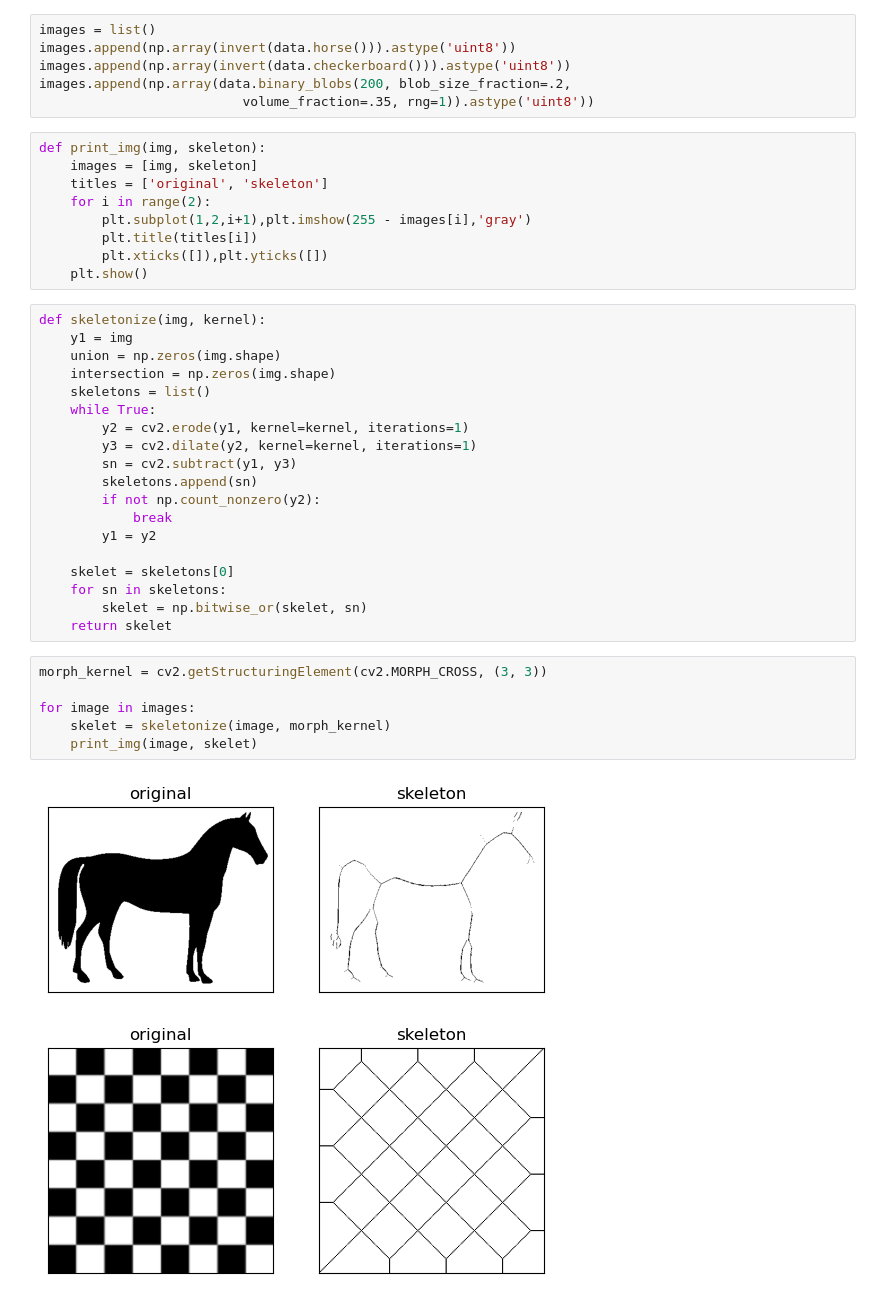
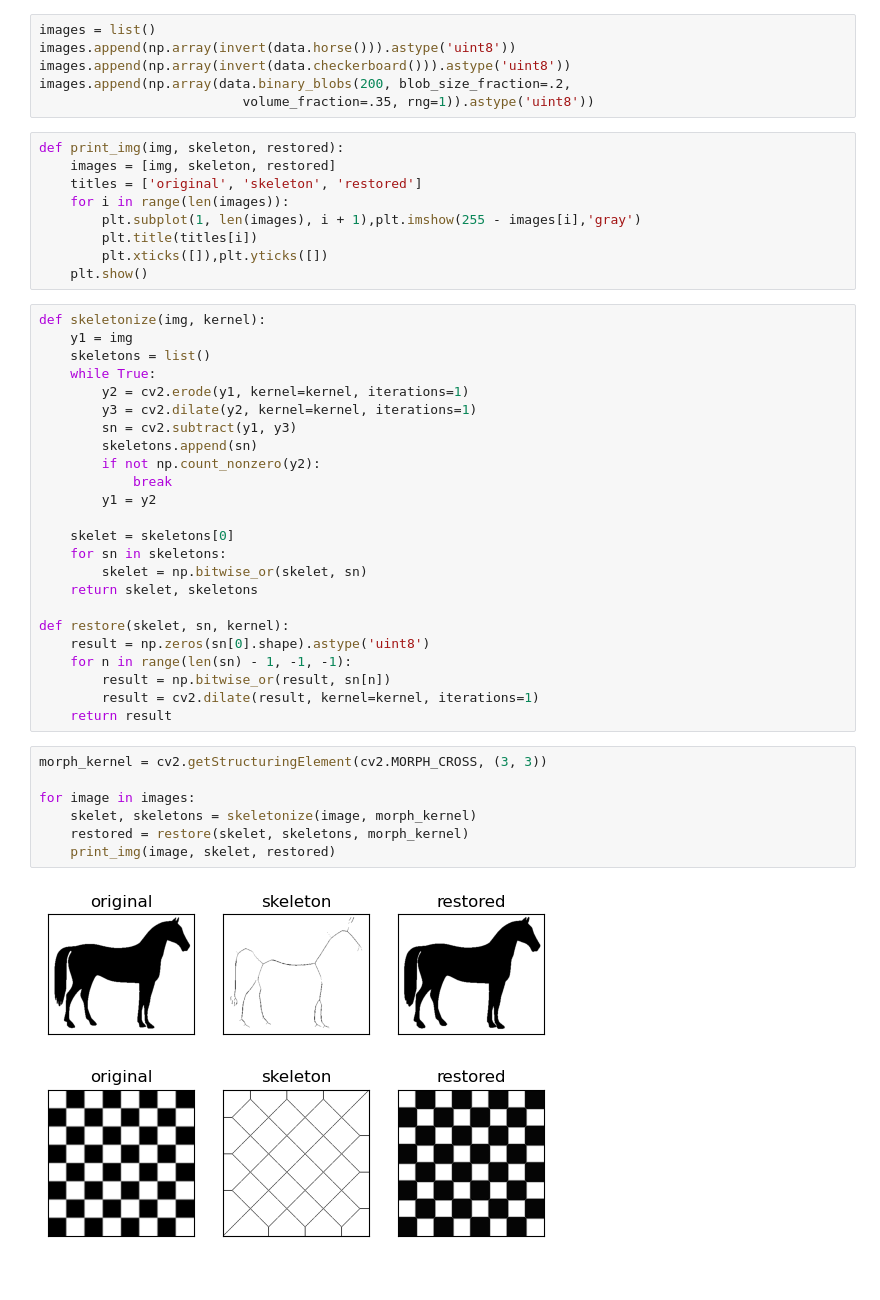
Before and after one commit to exhaustedkid/practice, a Jupyter notebook: python/image_recognition/morphologic_skeleton.ipynb, the cells around one changed output. Saved outputs shown, nothing was run; the diff lists cells and outputs as text; blank space fills up the shorter version.

Commit message:
add restore algo

```diff
--- a/python/image_recognition/morphologic_skeleton.ipynb
+++ b/python/image_recognition/morphologic_skeleton.ipynb
@@ -13,19 +13,17 @@ images.append(np.array(invert(data.checkerboard())).astype('uint8'))
 images.append(np.array(data.binary_blobs(200, blob_size_fraction=.2,
                           volume_fraction=.35, rng=1)).astype('uint8'))
 # %%
-def print_img(img, skeleton):
-    images = [img, skeleton]
-    titles = ['original', 'skeleton']
-    for i in range(2):
-        plt.subplot(1,2,i+1),plt.imshow(255 - images[i],'gray')
+def print_img(img, skeleton, restored):
+    images = [img, skeleton, restored]
+    titles = ['original', 'skeleton', 'restored']
+    for i in range(len(images)):
+        plt.subplot(1, len(images), i + 1),plt.imshow(255 - images[i],'gray')
         plt.title(titles[i])
         plt.xticks([]),plt.yticks([])
     plt.show()
 # %%
 def skeletonize(img, kernel):
     y1 = img
-    union = np.zeros(img.shape)
-    intersection = np.zeros(img.shape)
     skeletons = list()
     while True:
         y2 = cv2.erode(y1, kernel=kernel, iterations=1)
@@ -39,13 +37,21 @@ def skeletonize(img, kernel):
     skelet = skeletons[0]
     for sn in skeletons:
         skelet = np.bitwise_or(skelet, sn)
-    return skelet
+    return skelet, skeletons
+
+def restore(skelet, sn, kernel):
+    result = np.zeros(sn[0].shape).astype('uint8')
+    for n in range(len(sn) - 1, -1, -1):
+        result = np.bitwise_or(result, sn[n])
+        result = cv2.dilate(result, kernel=kernel, iterations=1)
+    return result
 # %%
 morph_kernel = cv2.getStructuringElement(cv2.MORPH_CROSS, (3, 3))
 
 for image in images:
-    skelet = skeletonize(image, morph_kernel)
-    print_img(image, skelet)
+    skelet, skeletons = skeletonize(image, morph_kernel)
+    restored = restore(skelet, skeletons, morph_kernel)
+    print_img(image, skelet, restored)
 # %% [output]
-[figure, old version]
+[figure, new version]
-[figure, old version]
+[figure, new version]
```
Also changed, not shown: parts of 1 cell of this notebook.
